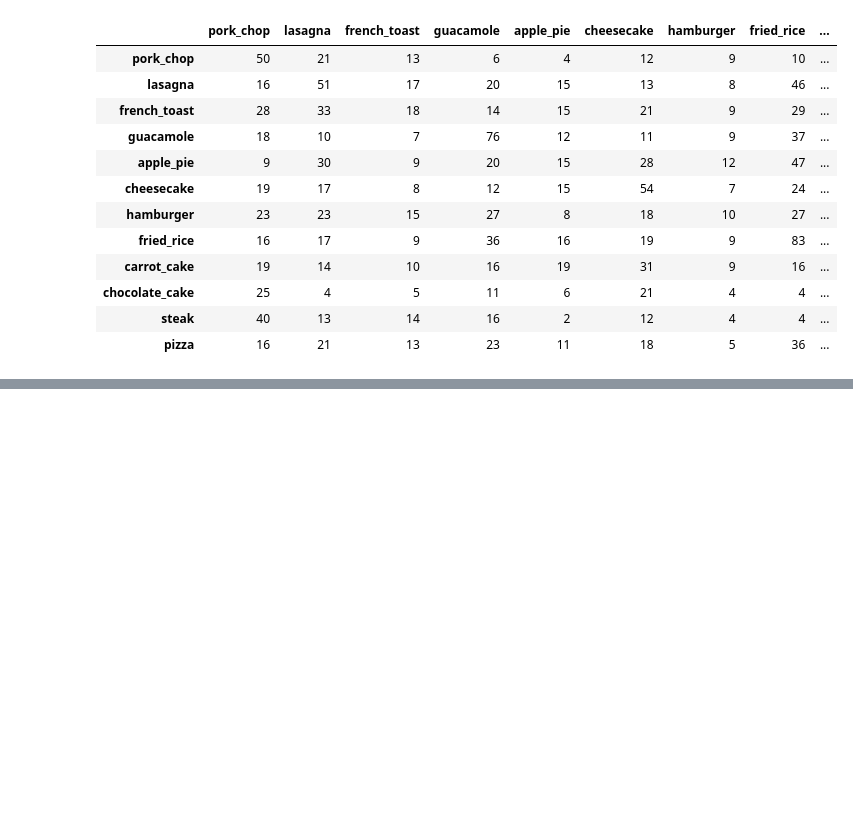
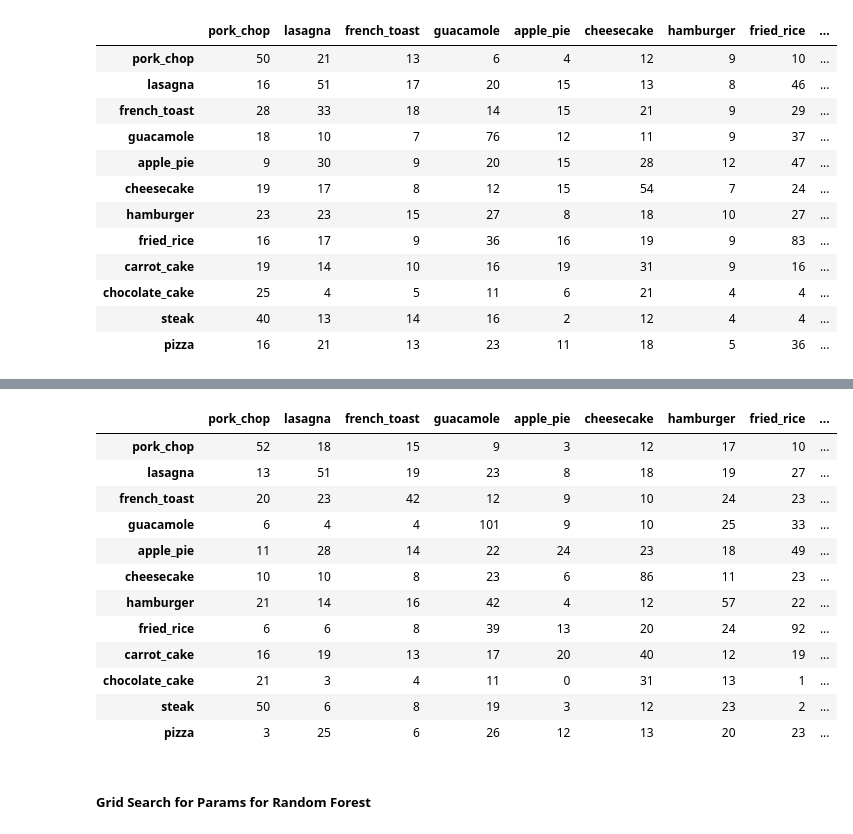
Before and after one commit to simonb83/DataScienceIntensive, a Jupyter notebook: capstone/notebooks/Features_1.ipynb, the cells around one changed output, grey strips where cells are left out. Saved outputs shown, nothing was run; the diff lists cells and outputs as text; code cells hidden in the pictures; blank space fills up the shorter version.

```diff
--- a/capstone/notebooks/Features_1.ipynb
+++ b/capstone/notebooks/Features_1.ipynb
@@ -490,0 +580,3 @@ confusion
+# %%
+%%time
+rf.fit(features, labels)
@@ -490,0 +592,3 @@ confusion
+# %%
+%%time
+predictions = rf.predict(test_features)
@@ -490,0 +598,2 @@ confusion
+# %%
+overall, metrics, confusion = hc.get_metrics(test_labels, predictions, class_list)
@@ -490,0 +621,18 @@ confusion
+# %%
+confusion
+# %% [output]
+|  | pork_chop | lasagna | french_toast | guacamole | apple_pie | cheesecake | hamburger | fried_rice | ... |
+| pork_chop | 52 | 18 | 15 | 9 | 3 | 12 | 17 | 10 | ... |
+| lasagna | 13 | 51 | 19 | 23 | 8 | 18 | 19 | 27 | ... |
+| french_toast | 20 | 23 | 42 | 12 | 9 | 10 | 24 | 23 | ... |
+| guacamole | 6 | 4 | 4 | 101 | 9 | 10 | 25 | 33 | ... |
+| apple_pie | 11 | 28 | 14 | 22 | 24 | 23 | 18 | 49 | ... |
+| cheesecake | 10 | 10 | 8 | 23 | 6 | 86 | 11 | 23 | ... |
+| hamburger | 21 | 14 | 16 | 42 | 4 | 12 | 57 | 22 | ... |
+| fried_rice | 6 | 6 | 8 | 39 | 13 | 20 | 24 | 92 | ... |
+| carrot_cake | 16 | 19 | 13 | 17 | 20 | 40 | 12 | 19 | ... |
+| chocolate_cake | 21 | 3 | 4 | 11 | 0 | 31 | 13 | 1 | ... |
+| steak | 50 | 6 | 8 | 19 | 3 | 12 | 23 | 2 | ... |
+| pizza | 3 | 25 | 6 | 26 | 12 | 13 | 20 | 23 | ... |
+# %% [markdown]
+##### Grid Search for Params for Random Forest
```
Also changed, not shown: parts of 27 cells of this notebook.
